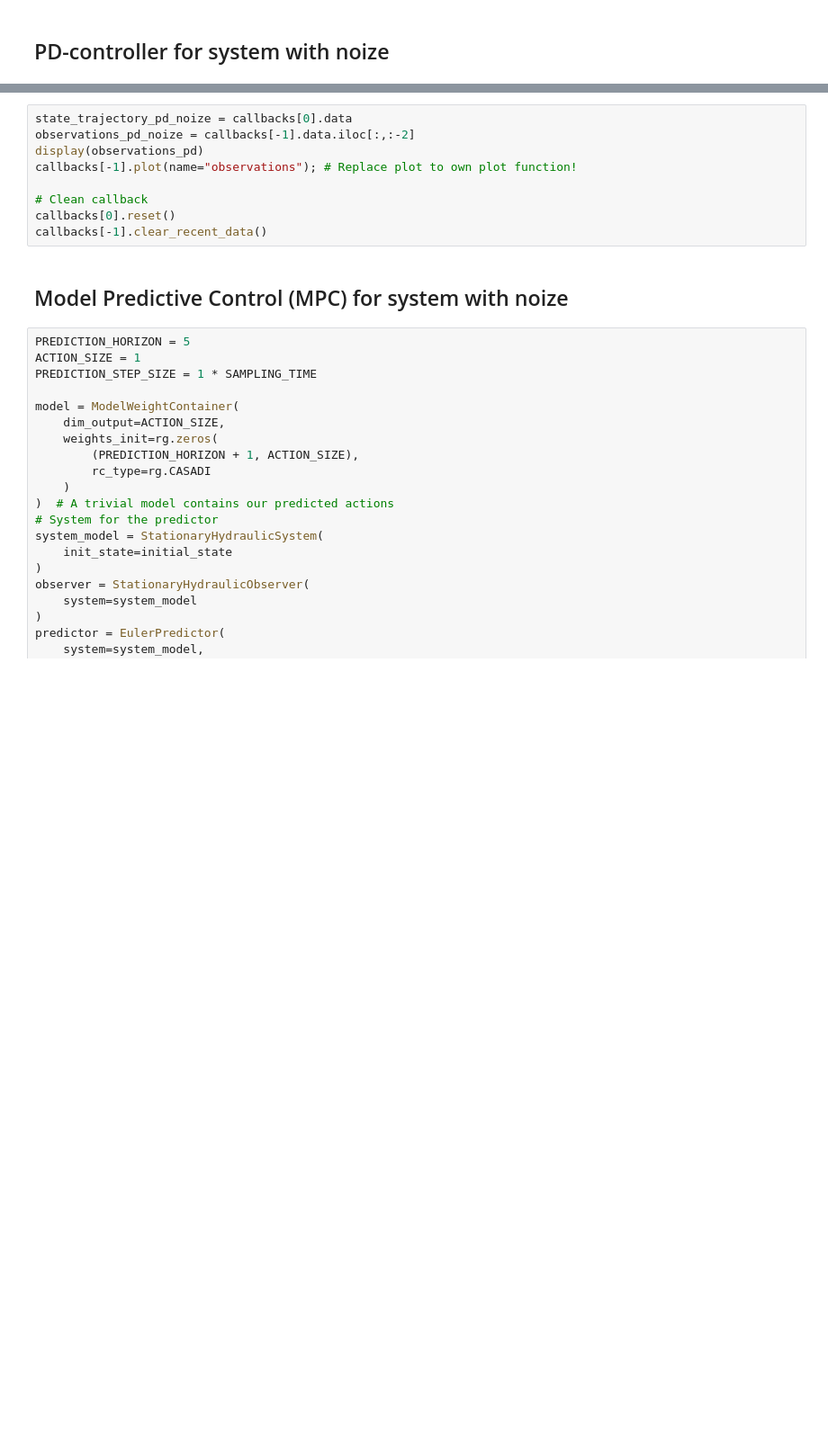
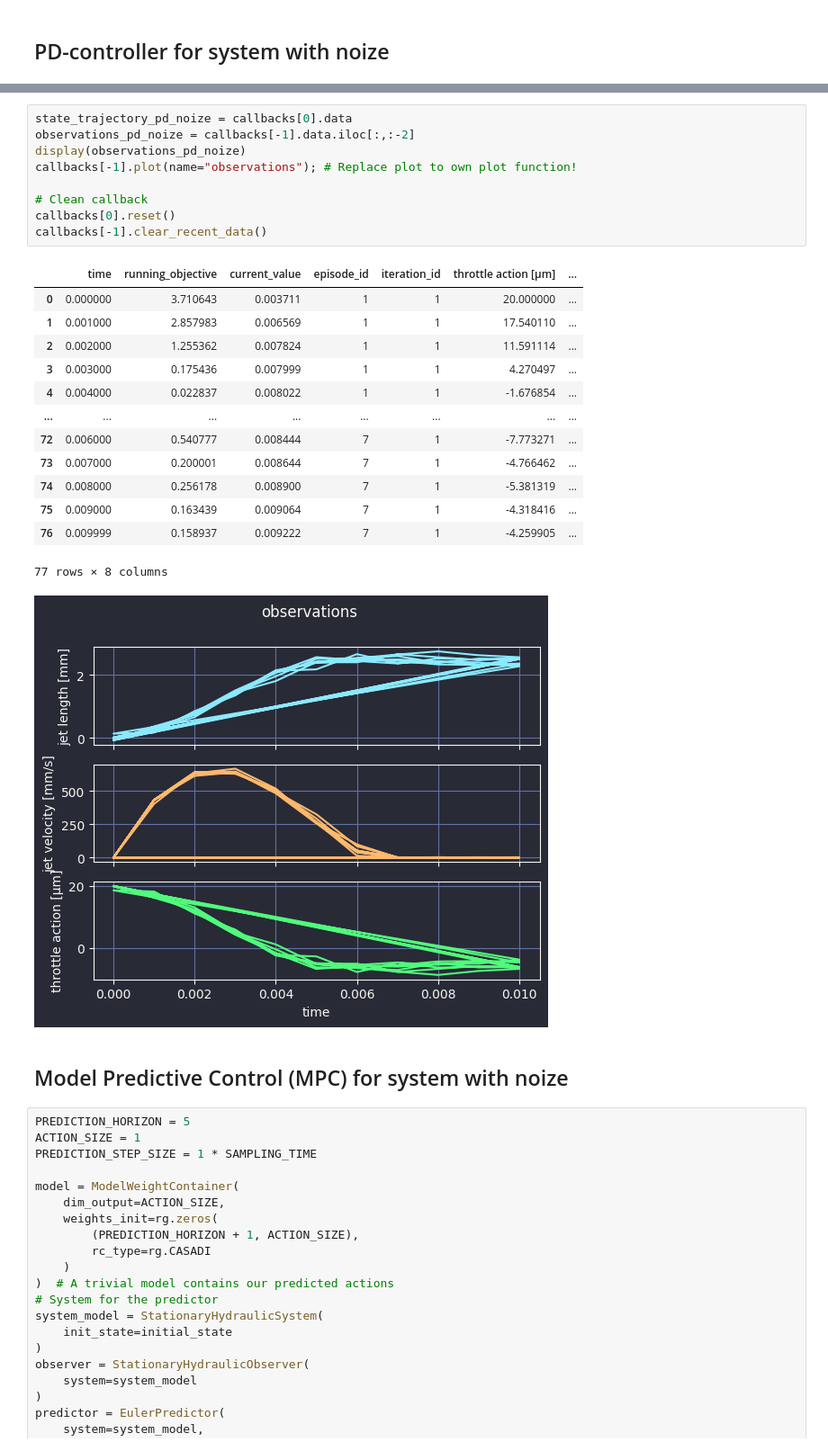
Before and after one commit to mvulf/acm-project, a Jupyter notebook: main.ipynb, the cells around one changed output, grey strips where cells are left out. Shown at 90% size. Cells and saved outputs as stored; diff of their text form; blank space fills up the shorter version.

Commit message:
[UPDATA] noize in main

```diff
--- a/main.ipynb
+++ b/main.ipynb
@@ -343,12 +398,27 @@ scenario.run()
 # %%
 state_trajectory_pd_noize = callbacks[0].data
 observations_pd_noize = callbacks[-1].data.iloc[:,:-2]
-display(observations_pd)
+display(observations_pd_noize)
 callbacks[-1].plot(name="observations"); # Replace plot to own plot function!
 
 # Clean callback
 callbacks[0].reset()
 callbacks[-1].clear_recent_data()
+# %% [output]
+|  | time | running_objective | current_value | episode_id | iteration_id | throttle action [µm] | ... |
+| 0 | 0.000000 | 3.710643 | 0.003711 | 1 | 1 | 20.000000 | ... |
+| 1 | 0.001000 | 2.857983 | 0.006569 | 1 | 1 | 17.540110 | ... |
+| 2 | 0.002000 | 1.255362 | 0.007824 | 1 | 1 | 11.591114 | ... |
+| 3 | 0.003000 | 0.175436 | 0.007999 | 1 | 1 | 4.270497 | ... |
+| 4 | 0.004000 | 0.022837 | 0.008022 | 1 | 1 | -1.676854 | ... |
+| ... | ... | ... | ... | ... | ... | ... | ... |
+| 72 | 0.006000 | 0.540777 | 0.008444 | 7 | 1 | -7.773271 | ... |
+| 73 | 0.007000 | 0.200001 | 0.008644 | 7 | 1 | -4.766462 | ... |
+| 74 | 0.008000 | 0.256178 | 0.008900 | 7 | 1 | -5.381319 | ... |
+| 75 | 0.009000 | 0.163439 | 0.009064 | 7 | 1 | -4.318416 | ... |
+| 76 | 0.009999 | 0.158937 | 0.009222 | 7 | 1 | -4.259905 | ... |
+77 rows × 8 columns
+[figure, added]
 # %% [markdown]
 ## Model Predictive Control (MPC) for system with noize
 # %%
```
Also changed, not shown: parts of 5 cells of this notebook.
